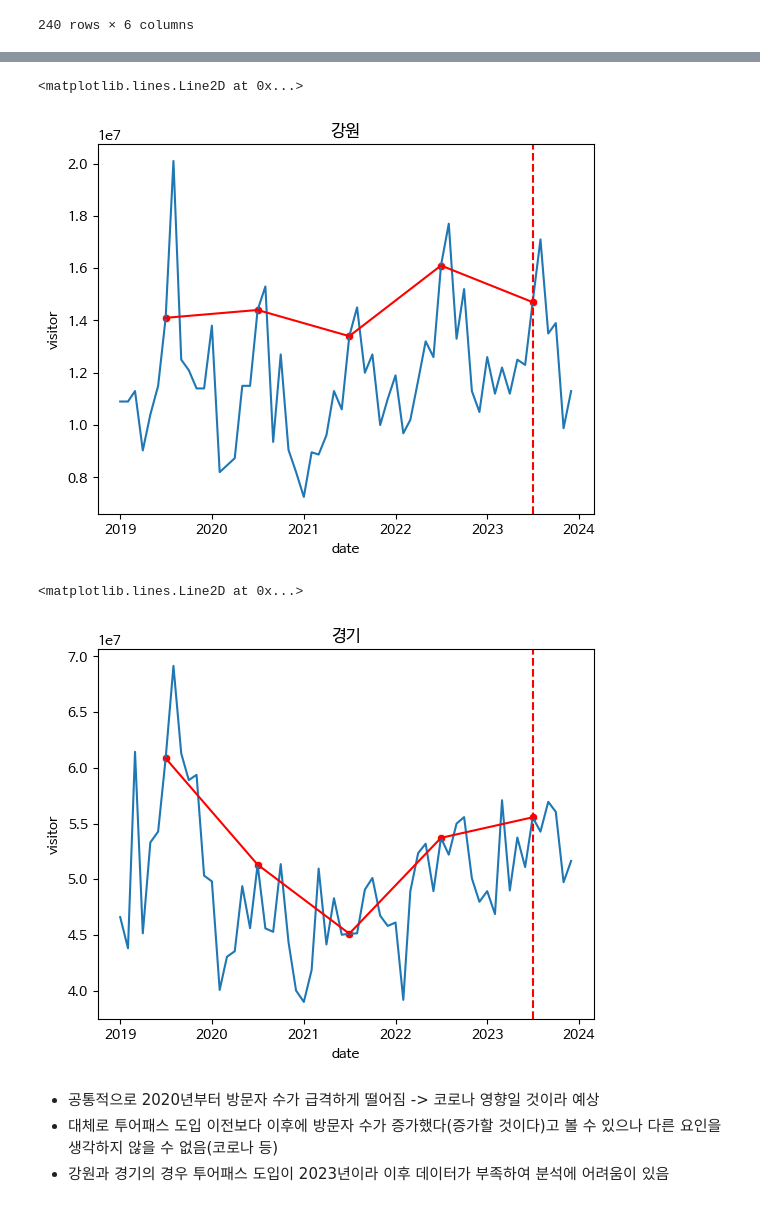
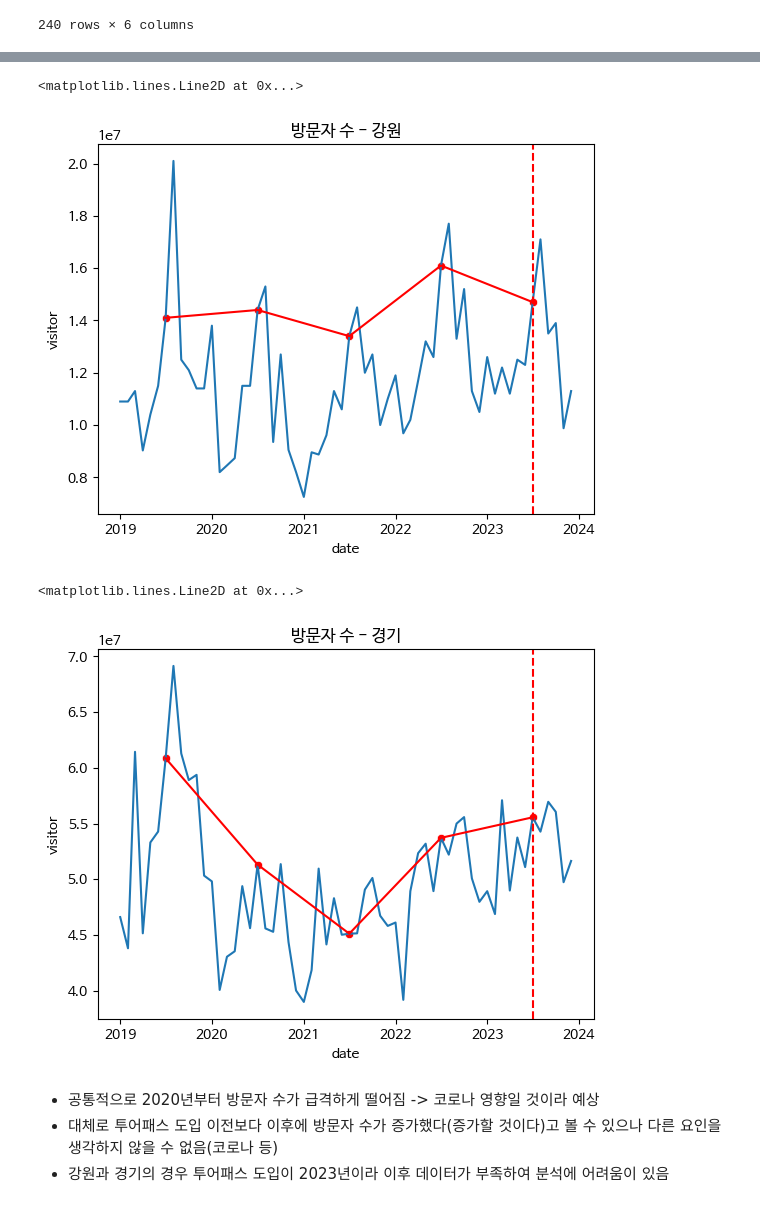
Before and after one commit to nohjuhyeon/AI_LKJ_hubs_fastapi, a Jupyter notebook: data_analysis/tour_pass/yj_tourpass_visitor.ipynb, the cells around one changed output, grey strips where cells are left out. Drawn from its saved outputs; the diff is of its cells as text; code cells hidden in the pictures.

```diff
--- a/data_analysis/tour_pass/yj_tourpass_visitor.ipynb
+++ b/data_analysis/tour_pass/yj_tourpass_visitor.ipynb
@@ -156,15 +156,15 @@ grouped2 = df_tourpass_visitor.query("region == '강원' and date_month == 7")
 highlight_date = pd.to_datetime('2023-07-01')
 highlight_data = grouped[grouped['date'] == highlight_date]
 # %%
-plt.title("강원")
+plt.title("방문자 수 - 강원")
 
 sns.lineplot(data=grouped, x='date', y='visitor')
 sns.lineplot(data=grouped2, x='date', y='visitor', color='red')
 sns.scatterplot(data=grouped2, x='date', y='visitor', color='red')
 plt.axvline(x=highlight_date, color='red', linestyle='--')
 # %% [output]
 <matplotlib.lines.Line2D at 0x...>
-[figure, old version]
+[figure, new version]
 # %%
 grouped = df_tourpass_visitor.query("region == '경기'")
 grouped2 = df_tourpass_visitor.query("region == '경기' and date_month == 7")
@@ -172,7 +172,7 @@ grouped2 = df_tourpass_visitor.query("region == '경기' and date_month == 7")
 highlight_date = pd.to_datetime('2023-07-01')
 highlight_data = grouped[grouped['date'] == highlight_date]
 # %%
-plt.title("경기")
+plt.title("방문자 수 - 경기")
 
 sns.lineplot(data=grouped, x='date', y='visitor')
 sns.lineplot(data=grouped2, x='date', y='visitor', color='red')
@@ -180,7 +180,7 @@ sns.scatterplot(data=grouped2, x='date', y='visitor', color='red')
 plt.axvline(x=highlight_date, color='red', linestyle='--')
 # %% [output]
 <matplotlib.lines.Line2D at 0x...>
-[figure, old version]
+[figure, new version]
 # %% [markdown]
 - 공통적으로 2020년부터 방문자 수가 급격하게 떨어짐 -> 코로나 영향일 것이라 예상
 - 대체로 투어패스 도입 이전보다 이후에 방문자 수가 증가했다(증가할 것이다)고 볼 수 있으나 다른 요인을 생각하지 않을 수 없음(코로나 등)
```
Also changed, not shown: parts of 2 cells of this notebook, 2 other files.
